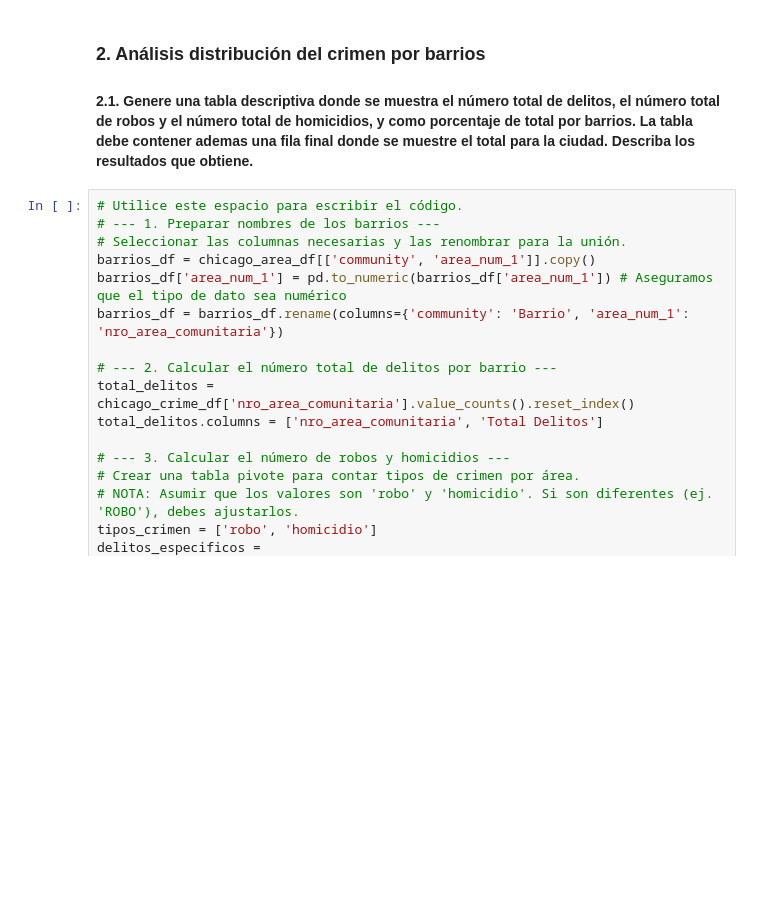
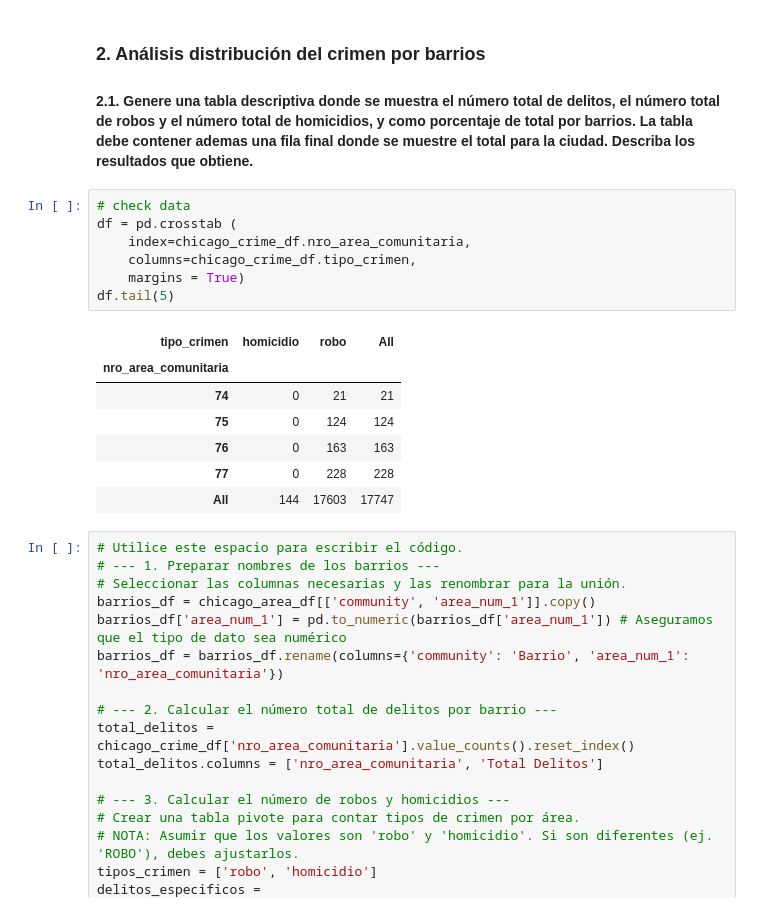
Before and after one commit to DanielEMontero/MIAD_ANS_202514, a Jupyter notebook: Semana 7/RonySolve_S7_LC_Taller_Geograficos_KDE.ipynb, the cells around one changed output. Saved outputs shown, nothing was run; the diff lists cells and outputs as text; blank space fills up the shorter version.

```diff
--- a/Semana 7/RonySolve_S7_LC_Taller_Geograficos_KDE.ipynb
+++ b/Semana 7/RonySolve_S7_LC_Taller_Geograficos_KDE.ipynb
@@ -268,6 +265,21 @@ None
 ### 2.   Análisis distribución del crimen por barrios
 
 #### 2.1.  Genere una tabla descriptiva donde se muestra el número total de delitos, el número total de robos y el número total de homicidios, y como porcentaje de total por barrios. La tabla debe contener ademas una fila final donde se muestre el total para la ciudad. Describa los resultados que obtiene.
+# %%
+# check data
+df = pd.crosstab (
+    index=chicago_crime_df.nro_area_comunitaria,
+    columns=chicago_crime_df.tipo_crimen,
+    margins = True)
+df.tail(5)
+# %% [output]
+| tipo_crimen | homicidio | robo | All |
+| nro_area_comunitaria |  |  |  |
+| 74 | 0 | 21 | 21 |
+| 75 | 0 | 124 | 124 |
+| 76 | 0 | 163 | 163 |
+| 77 | 0 | 228 | 228 |
+| All | 144 | 17603 | 17747 |
 # %%
 # Utilice este espacio para escribir el código.
 # --- 1. Preparar nombres de los barrios ---
```
Also changed, not shown: parts of 6 cells of this notebook.
